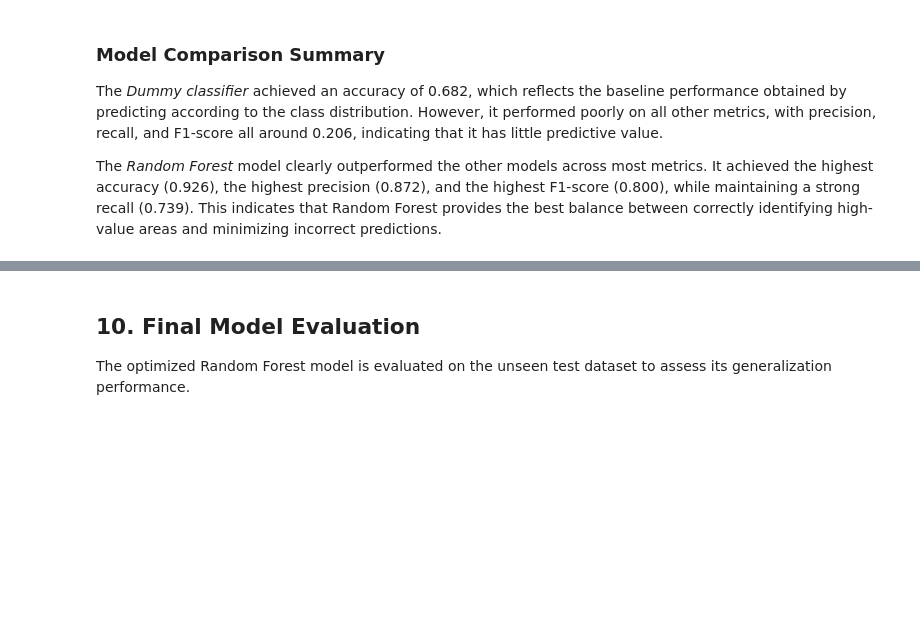
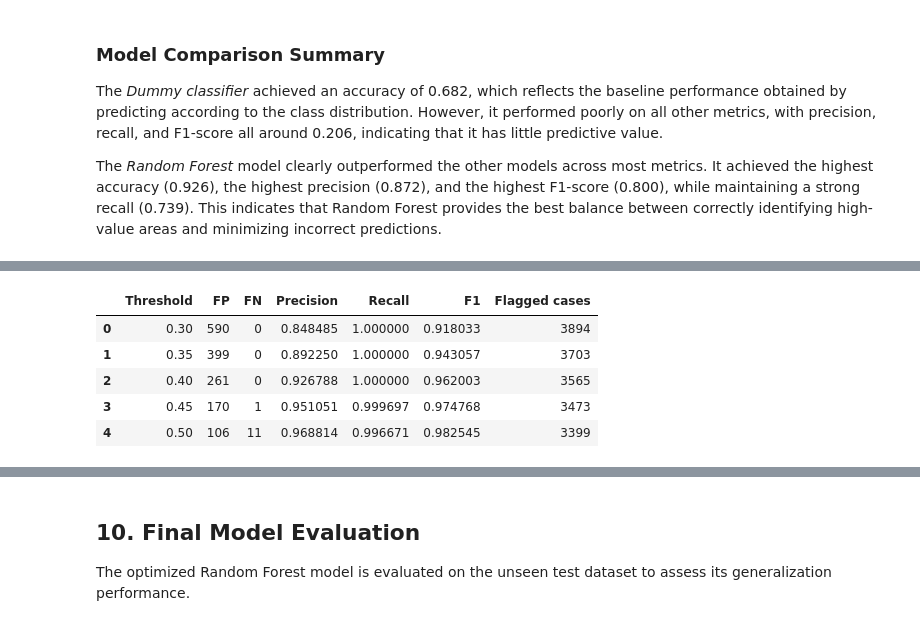
Before and after one commit to belson-h/PythonMLProject---California-Housing, a Jupyter notebook: housing_report.ipynb, the cells around one changed output, grey strips where cells are left out. Cells and saved outputs as stored; diff of their text form; code cells hidden in the pictures; blank space fills up the shorter version.

Commit message:
adding final report

```diff
--- a/housing_report.ipynb
+++ b/housing_report.ipynb
@@ -801,0 +802,17 @@ Overall, the tuning results suggest that a moderately constrained but expressive
+# %%
+best_model = grid_search.best_estimator_
+y_pred = best_model.predict(X_train)
+
+# Classification Report
+print("Classification Report:\n")
+print(classification_report(y_train, y_pred))
+print("----------------")
+
+# Confusion matrix
+print("Confusion Matrix:\n")
+cm = confusion_matrix(y_train, y_pred)
+cm_df = pd.DataFrame(cm,
+                     index=["Actual Non-High-Value (0)", "Actual High-Value (1)"],
+                     columns=["Pred Non-High-Value (0)", "Pred High-Value (1)"])
+
+print(cm_df)
@@ -801,0 +853,31 @@ Overall, the tuning results suggest that a moderately constrained but expressive
+# %%
+y_probs = best_model.predict_proba(X_train)[:, 1]
+
+thresholds = [0.3, 0.35, 0.4, 0.45, 0.5]
+results = []
+
+for t in thresholds:
+    preds = (y_probs >= t).astype(int)
+
+    cm = confusion_matrix(y_train, preds)
+    tn, fp, fn, tp = cm.ravel()
+
+    results.append({
+        "Threshold": t,
+        "FP": fp,
+        "FN": fn,
+        "Precision": precision_score(y_train, preds),
+        "Recall": recall_score(y_train, preds),
+        "F1": f1_score(y_train, preds),
+        "Flagged cases": preds.sum()
+    })
+
+df_results = pd.DataFrame(results)
+df_results
+# %% [output]
+|  | Threshold | FP | FN | Precision | Recall | F1 | Flagged cases |
+| 0 | 0.30 | 590 | 0 | 0.848485 | 1.000000 | 0.918033 | 3894 |
+| 1 | 0.35 | 399 | 0 | 0.892250 | 1.000000 | 0.943057 | 3703 |
+| 2 | 0.40 | 261 | 0 | 0.926788 | 1.000000 | 0.962003 | 3565 |
+| 3 | 0.45 | 170 | 1 | 0.951051 | 0.999697 | 0.974768 | 3473 |
+| 4 | 0.50 | 106 | 11 | 0.968814 | 0.996671 | 0.982545 | 3399 |
```
Also changed, not shown: parts of 25 cells of this notebook, 2 other files.
